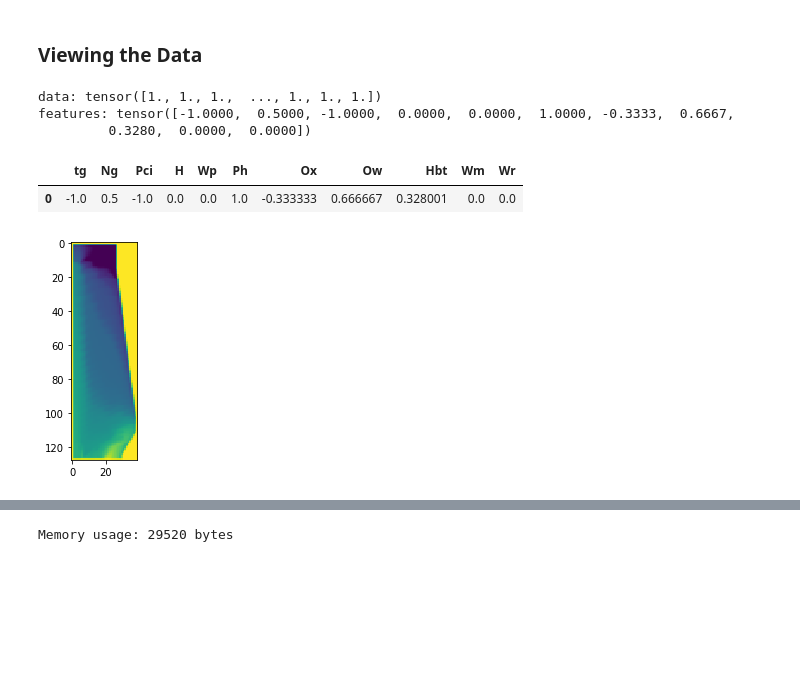
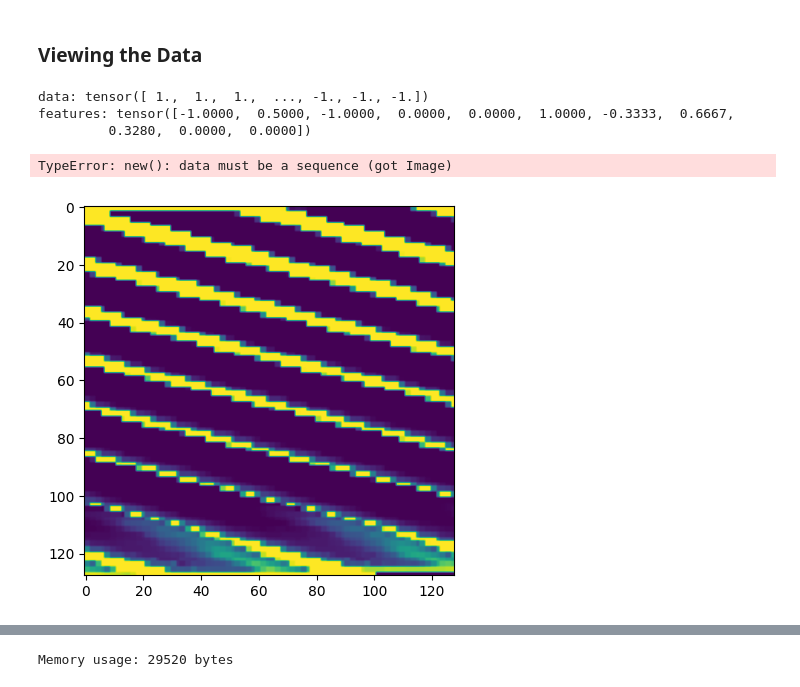
Before and after one commit to JoeyShapiro/blast-furnace-cgan, a Jupyter notebook: cgan.ipynb, the cells around one changed output, grey strips where cells are left out. Cells and saved outputs as stored; diff of their text form; code cells hidden in the pictures; blank space fills up the shorter version.

Commit message:
tried stuff, but gen wants power of 2, doesnt resize right

```diff
--- a/cgan.ipynb
+++ b/cgan.ipynb
@@ -93,11 +93,29 @@ class MyDataset(VisionDataset):
         # TODO the first byte is bad
         # remove the first column
         data = data[:, 1:]
-        data = data.reshape(len(data), 140, 39).float()
+        # data = data.reshape(len(data), 140, 39).float()
+        # TODO do this properly
+
+        # add 16 bytes of padding
+        # data = F.pad(data, (0, 16), value=0)
+        # data = data.reshape(len(data), 74, 74).float()
+        # # upscale to 128x128
+        # data = F.interpolate(data.unsqueeze(1), size=(128, 128), mode='nearest').squeeze(1)
+
+        data = F.interpolate(data.unsqueeze(1), size=(140, 39*3), mode='nearest').squeeze(1)
+
         data = 2 * (data / 255) - 1
 
-        data = F.interpolate(data.unsqueeze(1), size=(128, 39), mode='nearest').squeeze(1)
+        # 140x39 => 140*39=2^n^2 => sqrt(140*39) = 2^n => 73.8918128076 = 2^n => log2(ceil(73.8918128076)) = n => ceil(6.2094533656) = n
+        # -_- i dont want nearest base2, but nearest square
+        # 140*39 => ceil(sqrt(140*39)) = 74
+        # way less fun, but better
+        # 140*39 - 74*74 = 16B of padding
+
+        # data = F.interpolate(data.unsqueeze(1), size=(128, 39), mode='nearest').squeeze(1)
+        # TODO what
         data = data.reshape(len(data), -1)
+        data = F.pad(data, (0, 4), value=-1)
 
         # NOTE convert features to dtype f32 for mps
         features = pd.DataFrame(features, columns=self.labels).astype('float32')
@@ -167,31 +187,42 @@ display(df_normalized)
 # %%
 dataset = MyDataset(root='data', normalize=(-1, 1))
 datum = dataset[0]
 print(f"""
 data: {datum[0]}
 features: {datum[1]}
 """)
 
 # convert data to image plot
 # TODO first pixel is bad
 img = np.array(datum[0])
-img = img.reshape(128, 39)
+img = img.reshape(-1, 128, 128)
+img = Image.fromarray((img * 255).astype(np.uint8)[0])
 plt.imshow(img)
+# img2 = np.array(datum[0])
+# img2 = img2[:-16].reshape(140, 39)
+# plt.imshow(img2)
+
+# downscale to 74x74
+img = F.interpolate(torch.Tensor(img).unsqueeze(0), size=(74, 74), mode='nearest').squeeze(0).reshape(-1).numpy()
+# remove the padding
+img = img[:-16].reshape(-1, 140, 39)
+print(img.shape)
+img = Image.fromarray((img * 255).astype(np.uint8)[0])
+# plt.imshow(img)
 
 # convert features to dataframe
 # TODO not correct, but ai guessed the labels, so its funny
 # Ng = Nitrogen, Pci = Pesticide, H = Humidity, Wp = Watering pattern, Ph = pH, 0x = 0x, 0w = 0w, Hbt = Habitat, Wm = Weed management, Wr = Weather
 labels = [ 'tg', 'Ng', 'Pci', 'H', 'Wp', 'Ph', 'Ox', 'Ow', 'Hbt', 'Wm', 'Wr' ]
 conditions = np.array(datum[1])
 features = pd.DataFrame([conditions], columns=labels)
 display(features)
 # %% [output]
-data: tensor([1., 1., 1.,  ..., 1., 1., 1.])
+data: tensor([ 1.,  1.,  1.,  ..., -1., -1., -1.])
 features: tensor([-1.0000,  0.5000, -1.0000,  0.0000,  0.0000,  1.0000, -0.3333,  0.6667,
          0.3280,  0.0000,  0.0000])
-|  | tg | Ng | Pci | H | Wp | Ph | Ox | Ow | Hbt | Wm | Wr |
-| 0 | -1.0 | 0.5 | -1.0 | 0.0 | 0.0 | 1.0 | -0.333333 | 0.666667 | 0.328001 | 0.0 | 0.0 |
+TypeError: new(): data must be a sequence (got Image)
-[figure, old version]
+[figure, new version]
 # %%
 # get the count, mean, std, min, max, and sum of each column
 df_aggregated = dataset.features.agg(['count', 'mean', 'std', 'min', 'max', 'sum']).reset_index()
```
Also changed, not shown: parts of 10 cells of this notebook, 2 other files.
